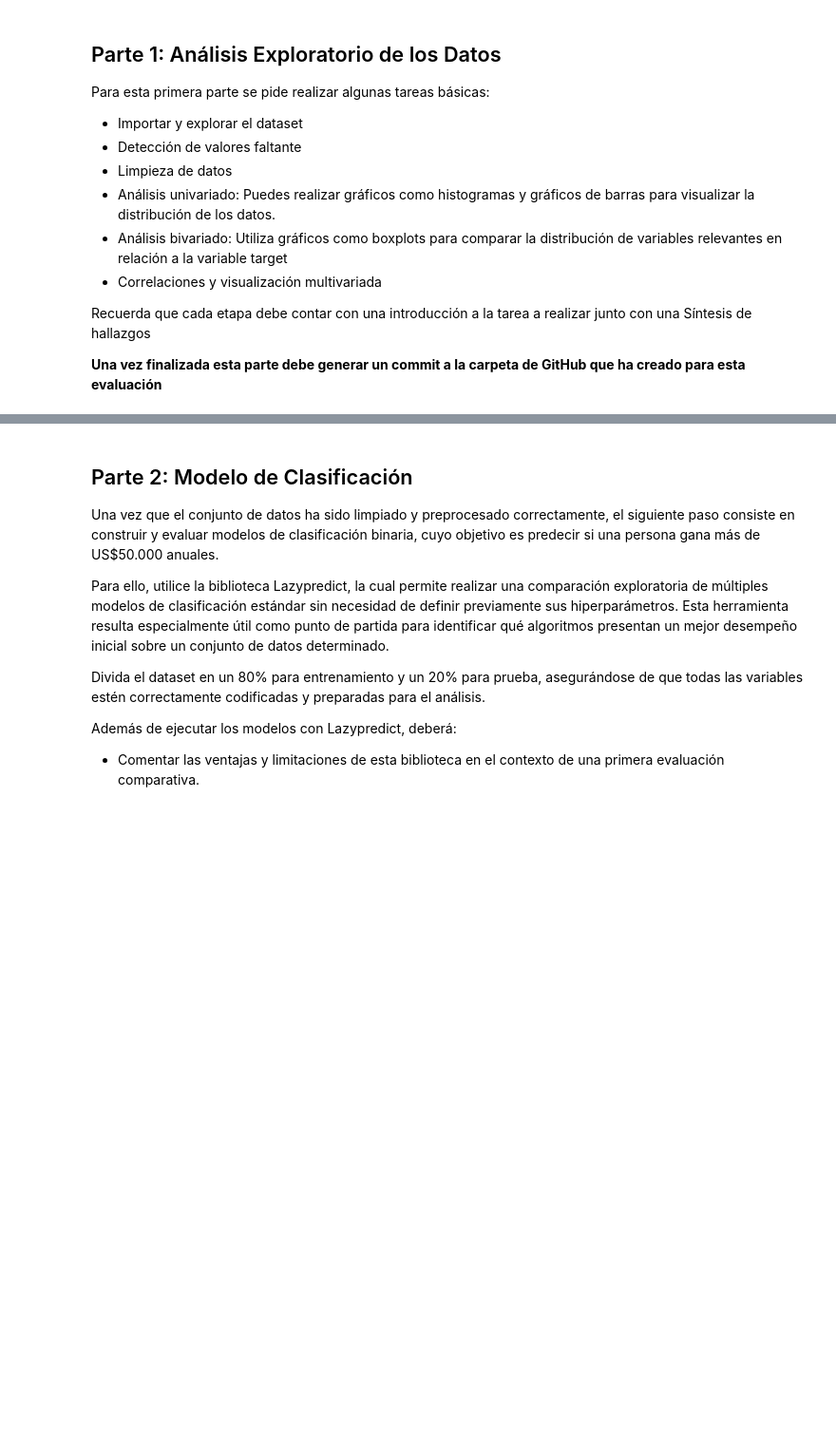
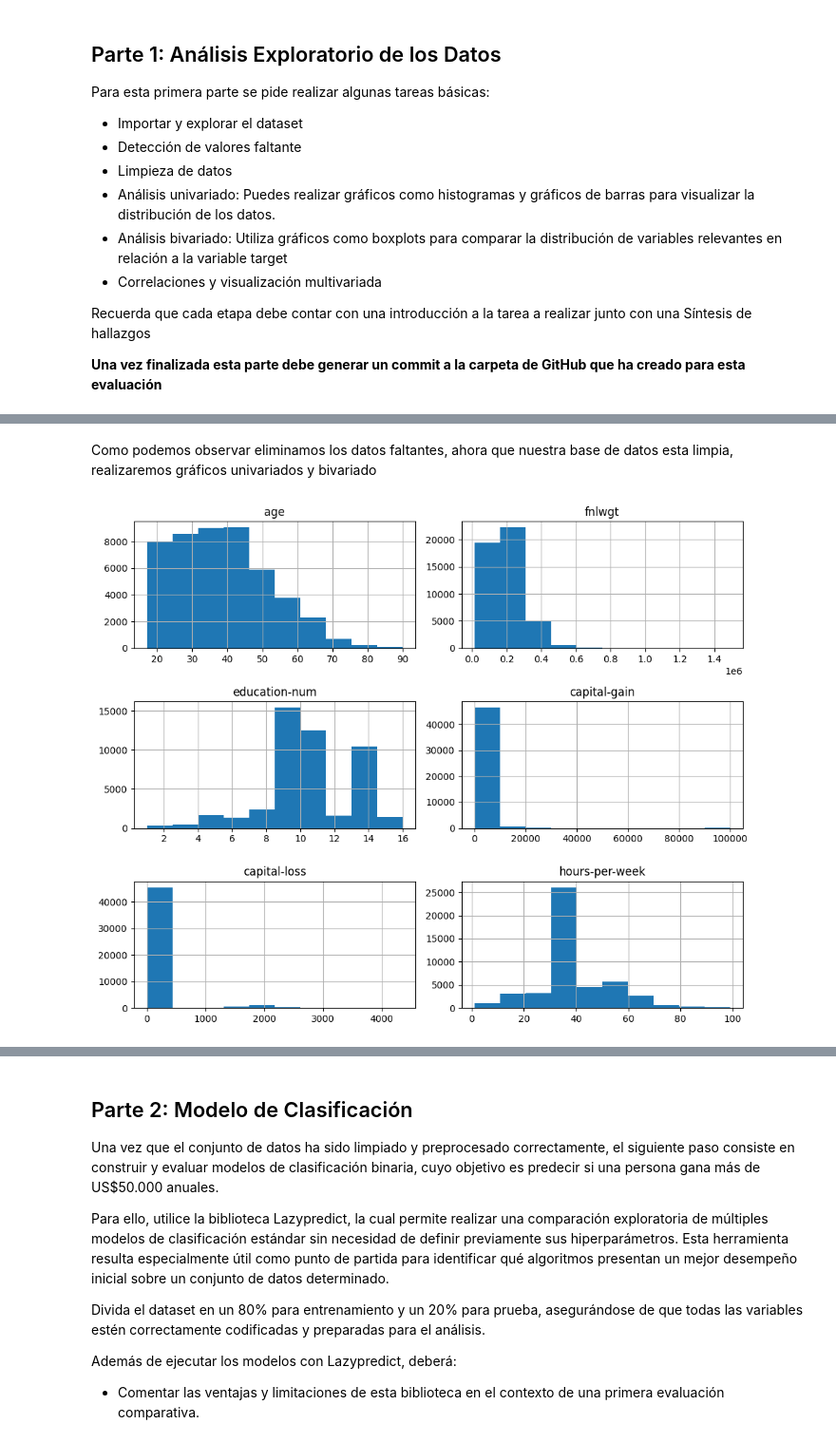
Before and after one commit to Diego2505-economist/ModelosDeClasificaci-n, a Jupyter notebook: CcsDatosEconmía_Examen.ipynb, the cells around one changed output, grey strips where cells are left out. Shown at 95% size. Drawn from its saved outputs; the diff is of its cells as text; code cells hidden in the pictures; blank space fills up the shorter version.

```diff
--- a/CcsDatosEconmía_Examen.ipynb
+++ b/CcsDatosEconmía_Examen.ipynb
@@ -39,0 +172,8 @@ Recuerda que cada etapa debe contar con una introducción a la tarea a realizar
+# %%
+#Eliminamos las filas con datos faltantes
+df.dropna(subset = ['workclass'], how = 'any', inplace = True)
+df.dropna(subset = ['occupation'], how = 'any', inplace = True)
+df.dropna(subset = ['native-country'], how = 'any', inplace = True)
+
+#revisamos si aún exiten datos faltantes
+df.isnull().sum()
@@ -39,0 +198,9 @@ Recuerda que cada etapa debe contar con una introducción a la tarea a realizar
+# %% [markdown]
+Como podemos observar eliminamos los datos faltantes, ahora que nuestra base de datos esta limpia, realizaremos gráficos univariados y bivariado
+# %%
+#Gráficos univariados (histograma)
+df.hist(figsize=(10, 8))
+plt.tight_layout()
+plt.show()
+# %% [output]
+[figure, added]
```
Also changed, not shown: parts of 19 cells of this notebook.
